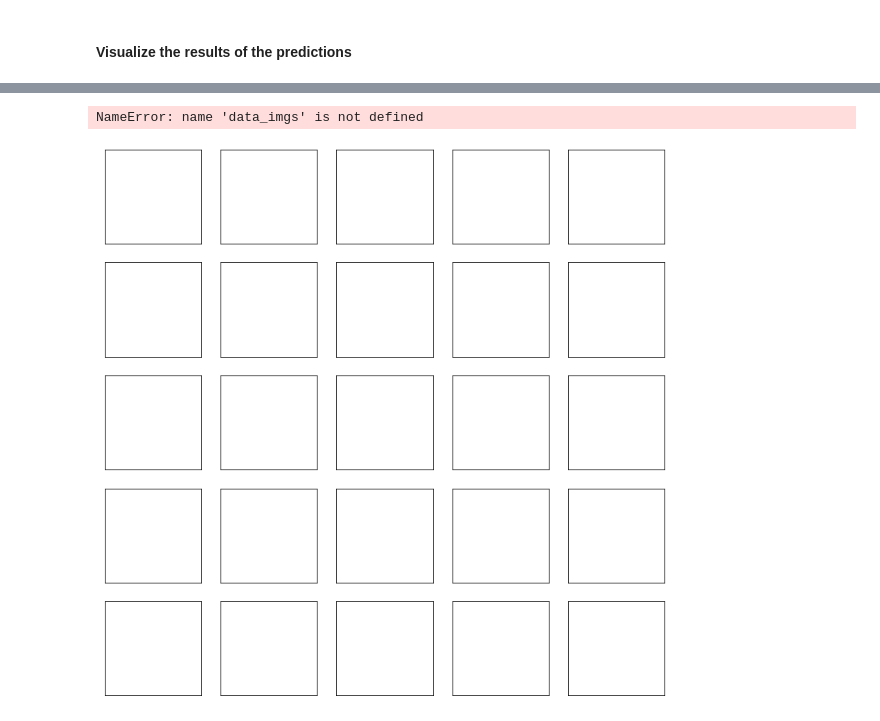
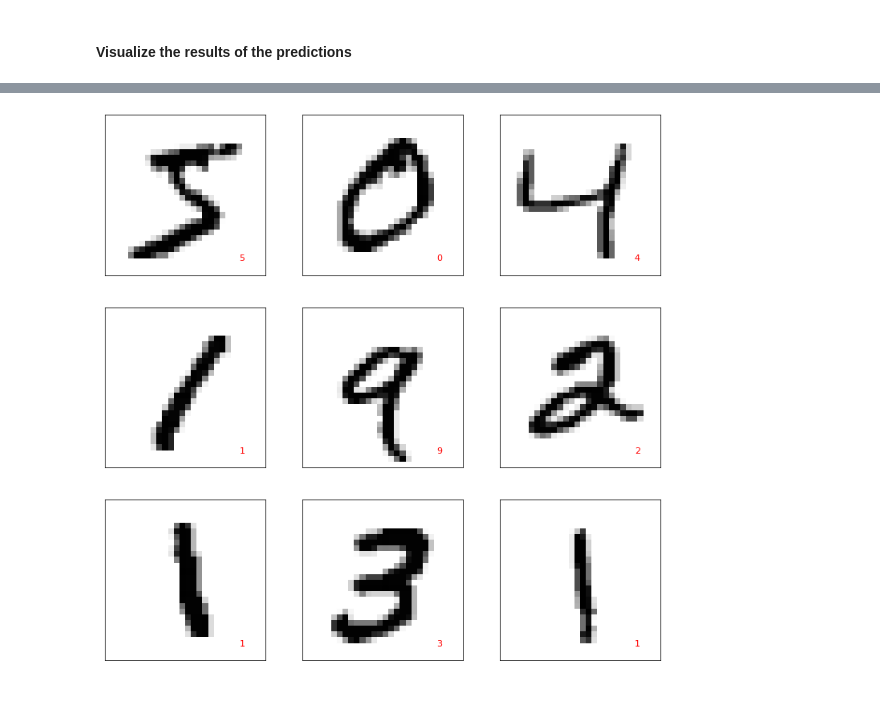
Before and after one commit to rohannakra/AI-Predicts-Hand-Written-Digits, a Jupyter notebook: mnist_dataset.ipynb, the cells around one changed output, grey strips where cells are left out. Saved outputs shown, nothing was run; the diff lists cells and outputs as text; code cells hidden in the pictures.

```diff
--- a/mnist_dataset.ipynb
+++ b/mnist_dataset.ipynb
@@ -157,24 +164,6 @@ cross_validate_args_pred = {
 }
 
 predictions = cross_val_predict(pipe, data, target, **cross_validate_args_pred)[:9]
-
-# NOTE: plt.imshow(X_train[0])    This will create an error because (784,) is not a valid shape for imshow().
-
-# Check how digits dataset displays images.
-
-'''
-
-from sklearn.datasets import load_digits
-
-data = load_digits().data
-images = load_digits().images
-
-print(images.shape)
-print(data.shape)
-
-'''
-
-# NOTE: Found out that images variable is 3 dimensional.
 
 # Making data 3D so that imshow() can read data correctly as an image.
 
@@ -186,10 +175,8 @@ fig, axs = plt.subplots(3, 3, subplot_kw={'yticks': (), 'xticks': ()}, figsize=(
 
 axs = [ax for ax in axs.ravel()]
 
-for ax, pred, data_img in zip(axs, predictions, data_imgs):
+for ax, prediction, data_img in zip(axs, predictions, data_imgs):
     ax.imshow(data_img, cmap='binary')
     ax.text(23, 25, prediction, fontsize=11, color='red')
-
-plt.show()
 # %% [output]
 [Parallel(n_jobs=-1)]: Using backend LokyBackend with 8 concurrent workers.
@@ -201,2 +188 @@ plt.show()
-NameError: name 'data_imgs' is not defined
-[figure, old version]
+[figure, new version]
```
Also changed, not shown: parts of 3 cells of this notebook.
